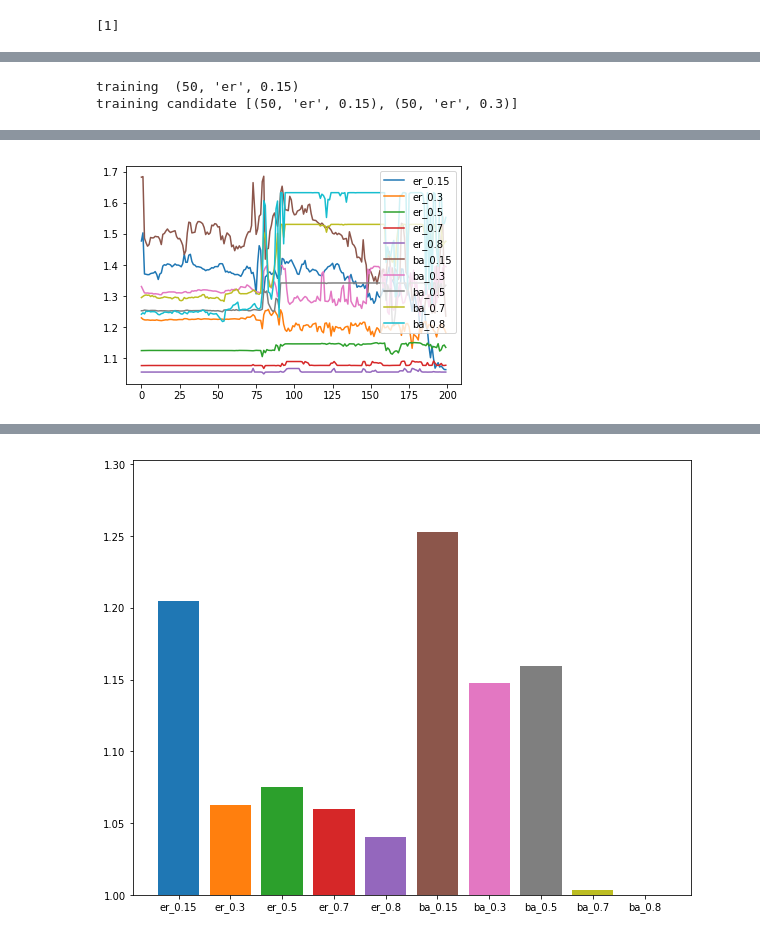
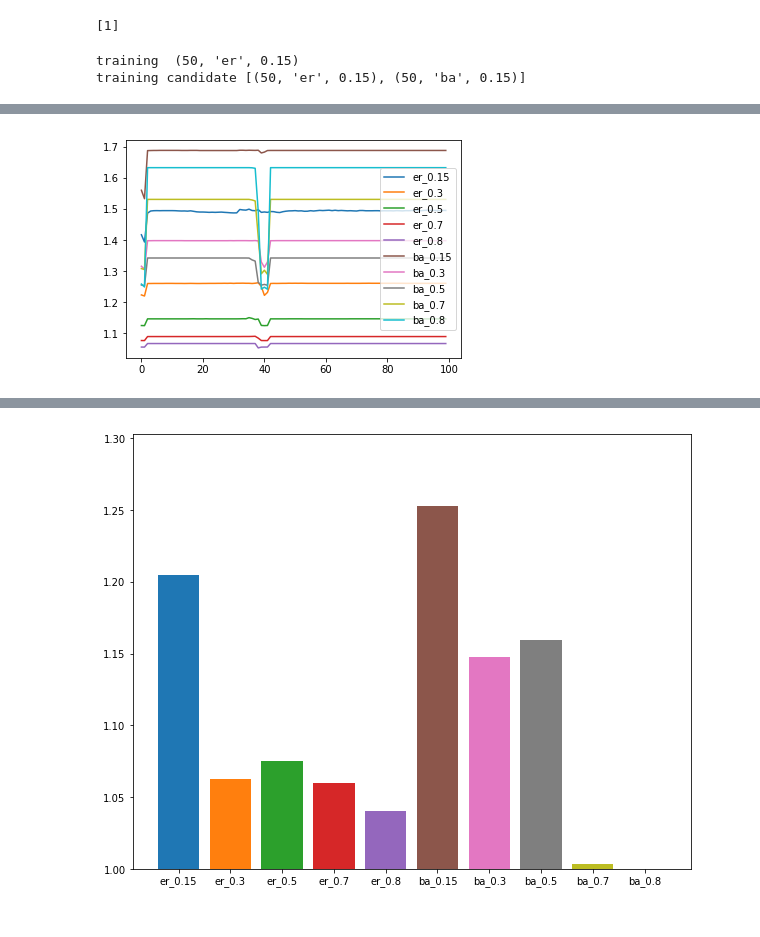
Before and after one commit to Nacujachu/Graph-generation-for-RL, a Jupyter notebook: torch-geo_test.ipynb, the cells around one changed output, grey strips where cells are left out. Saved outputs shown, nothing was run; the diff lists cells and outputs as text; code cells hidden in the pictures.

```diff
--- a/torch-geo_test.ipynb
+++ b/torch-geo_test.ipynb
@@ -34,9 +34,9 @@ X_new , adj_plum , _ , _ = dense_diff_pool(Xv , graph , graph)
 # %%
 def training_validation( validation_a , validation_bs , validation_per_epoch = 30 , num_validation = 20  ,
                         parameter_list = [[50,'er',0.15]] , device = 'cuda:1' ,
-                        opt_train = -1 , opt_val=[] ):
+                        opt_train = -1 , opt_val=[] ,global_net = False):
 
-    agent = Agent()
+    agent = Agent(global_net=global_net)
     EPS_START = 1.00
     EPS_END = 0.05
     EPS_DECAY = 10000
@@ -133,9 +133,10 @@ density_list = [0.15,0.3,0.5,0.7,0.8]
 
 parameter_list = list(itertools.product(graph_size_list , graph_type_list ,density_list))
 N = len(parameter_list)
+performance_dict = {}
+'''
+VALIDATION_GRAPH_NUM = 150
 
-VALIDATION_GRAPH_NUM = 150
-performance_dict = {}
 all_graphs = []
 opt_results = []
 for i in range(N):
@@ -157,6 +158,7 @@ for i in range(N):
         C = mvc_bb(cur_g , len(cur_g.nodes()) , [])
         cur_res.append(len(C))
     opt_results.append(sum(cur_res)/len(cur_res))
+'''
 for i in range(1):
     train_size = parameter_list[i][0]
     train_type = parameter_list[i][1]
@@ -179,10 +181,11 @@ for i in range(1):
         opt_vals.append(opt_results[j])
         legend_word.append('{}_{}'.format(val_type,val_density))
     validation_result , another_result  , dqn = training_validation(train_graphs , validation_anothers,
-                                                                              num_validation=200 , validation_per_epoch=60,
-                                                                              parameter_list = parameter_list[0:2] ,
+                                                                              num_validation=100 , validation_per_epoch=100,
+                                                                              parameter_list = [(50,'er',0.15),(50,'ba',0.15)] ,
                                                                                     opt_train=opt_train,
-                                                                              opt_val = opt_vals, device='cuda:0')
+                                                                              opt_val = opt_vals, device='cuda:0',
+                                                                   global_net = False)
     plt.plot(validation_result)
     performance_dict[legend_word[0]] = {legend_word[0]:validation_result}
     for v , l in zip(another_result , legend_word[1:]):
@@ -191,4 +194,6 @@ for i in range(1):
     plt.legend(legend_word)
     plt.show()
 # %% [output]
+training  (50, 'er', 0.15)
+training candidate [(50, 'er', 0.15), (50, 'ba', 0.15)]
 [interactive output not drawn]
@@ -204,2 +199,0 @@ for i in range(1):
-training  (50, 'er', 0.15)
-training candidate [(50, 'er', 0.15), (50, 'er', 0.3)]
@@ -207,4 +200,4 @@ training candidate [(50, 'er', 0.15), (50, 'er', 0.3)]
-[figure, old version]
+[figure, new version]
 # %%
 tmp_data3 = deepcopy(performance_dict['er_0.15'])
 plt.figure(figsize=(10,8))
```
Also changed, not shown: parts of 2 cells of this notebook, 1 other file.
